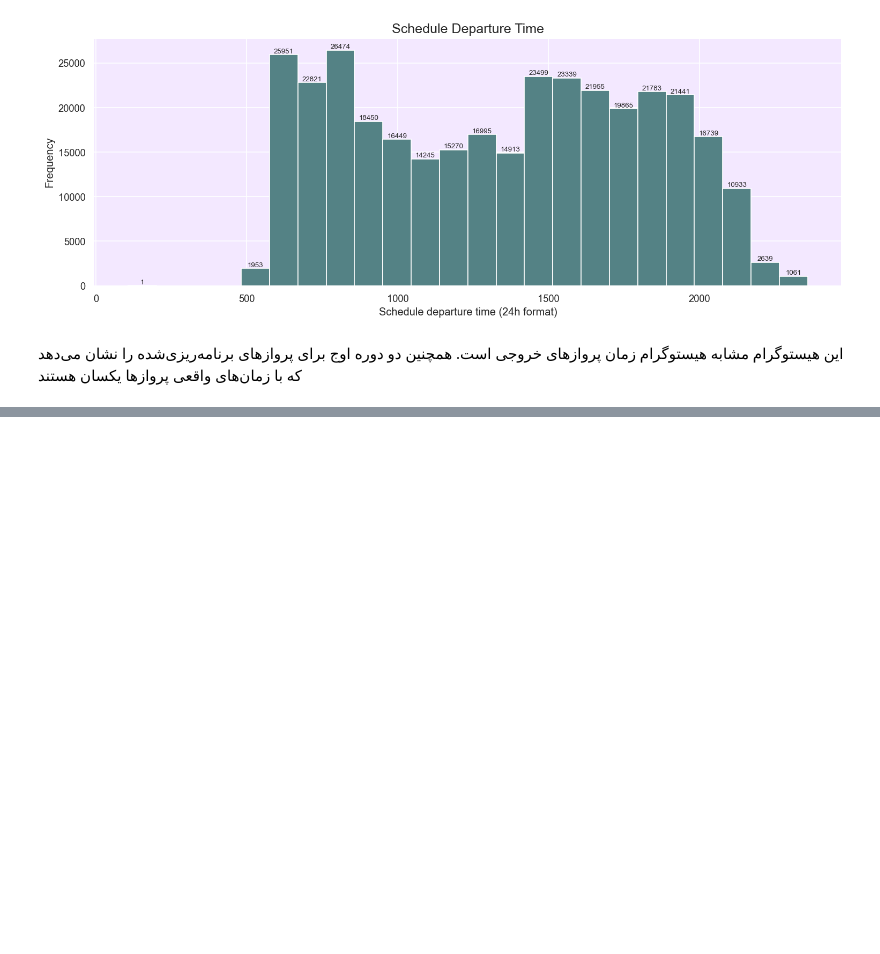
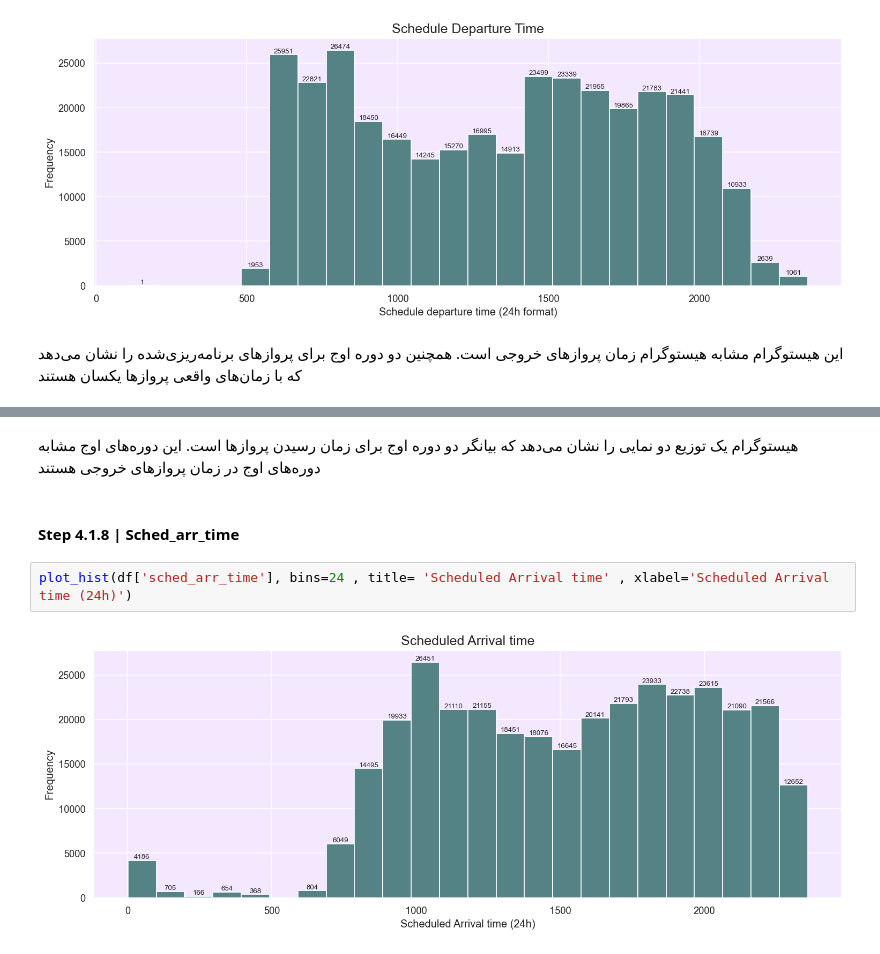
Before and after one commit to ar3haa/EDA-Preprocessing-For-Flights-Data, a Jupyter notebook: data_analysis_for _flights_data.ipynb, the cells around one changed output, grey strips where cells are left out. Cells and saved outputs as stored; diff of their text form; blank space fills up the shorter version.

```diff
--- a/data_analysis_for _flights_data.ipynb
+++ b/data_analysis_for _flights_data.ipynb
@@ -167,0 +182,8 @@ plot_hist(df['sched_dep_time'],bins=24,title='Schedule Departure Time' , xlabel=
+# %% [markdown]
+هیستوگرام یک توزیع دو نمایی را نشان می‌دهد که بیانگر دو دوره اوج برای زمان رسیدن پروازها است. این دوره‌های اوج مشابه دوره‌های اوج در زمان پروازهای خروجی هستند
+# %% [markdown]
+#### Step 4.1.8 | Sched_arr_time
+# %%
+plot_hist(df['sched_arr_time'], bins=24 , title= 'Scheduled Arrival time' , xlabel='Scheduled Arrival time (24h)')
+# %% [output]
+[figure, added]
```
Also changed, not shown: parts of 33 cells of this notebook.
